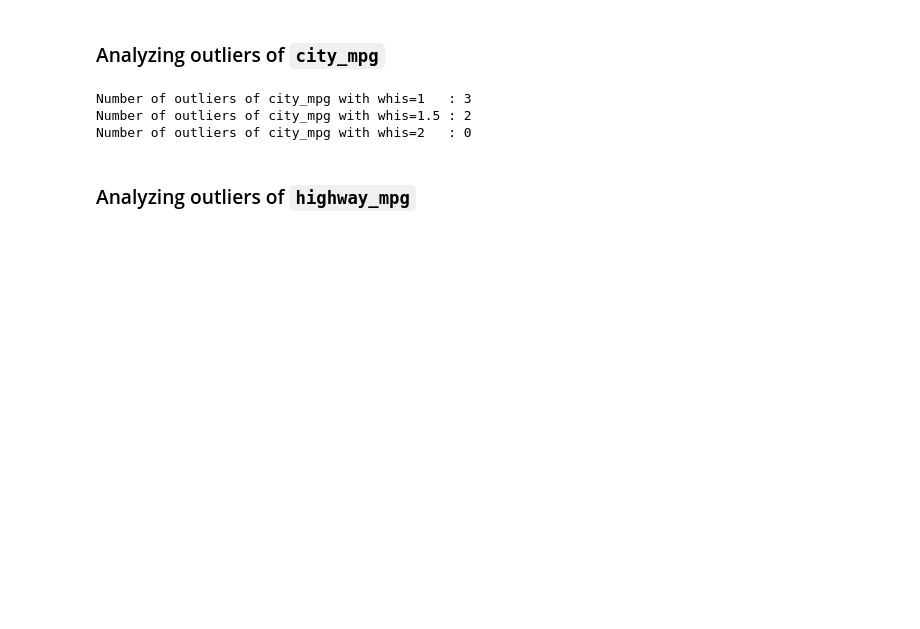
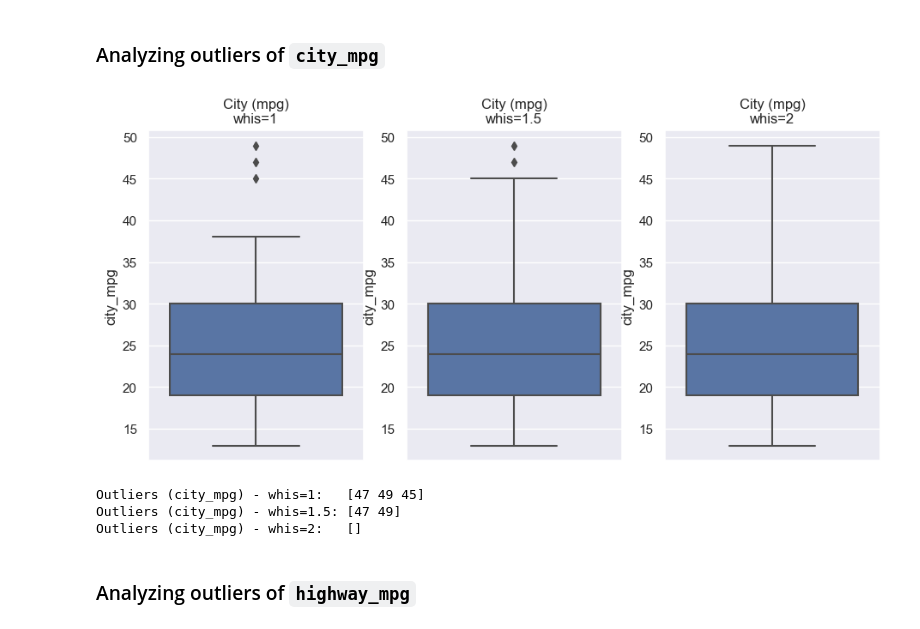
Before and after one commit to Goliath-Research/Data-pre-processing, a Jupyter notebook: Data-cleaning/04-outliers.ipynb, the cells around one changed output. Cells and saved outputs as stored; diff of their text form; code cells hidden in the pictures; blank space fills up the shorter version.

```diff
--- a/Data-cleaning/04-outliers.ipynb
+++ b/Data-cleaning/04-outliers.ipynb
@@ -120,29 +136,31 @@ Name: horsepower, dtype: float64
 # %% [markdown]
 ### Analyzing outliers of `city_mpg`
 # %%
-fig, (ax1, ax2, ax3) = plt.subplots(1, 3, figsize=(15,7))
+plt.figure(figsize=(11,5))
 
 plt.subplot(1,3,1)
-city_outl_1 = boxplot_outliers(df2.city_mpg, 1)
-ax1.set_title('whis=1')
+fig_c1, out_c1 = boxplot_outliers(df2.city_mpg, whis=1)
+plt.title('City (mpg)\nwhis=1')
 
 plt.subplot(1,3,2)
-city_outl_2 = boxplot_outliers(df2.city_mpg, 1.5)
-ax2.set_title('whis=1.5')
+fig_c2, out_c2 = boxplot_outliers(df2.city_mpg, whis=1.5)
+plt.title('City (mpg)\nwhis=1.5')
 
 plt.subplot(1,3,3)
-city_outl_3 = boxplot_outliers(df2.city_mpg, 2)
-ax3.set_title('whis=2')
+fig_c3, out_c3 = boxplot_outliers(df2.city_mpg, whis=2)
+plt.title('City (mpg)\nwhis=2')
 
-fig.suptitle('Boxplots of city_mpg', fontsize=20);
+plt.show()
+# %% [output]
+[figure, added]
 # %%
-print('Number of outliers of city_mpg with whis=1   :', len(city_outl_1))
-print('Number of outliers of city_mpg with whis=1.5 :', len(city_outl_2))
-print('Number of outliers of city_mpg with whis=2   :', len(city_outl_3))
+print('Outliers (city_mpg) - whis=1:  ', out_c1.values)
+print('Outliers (city_mpg) - whis=1.5:', out_c2.values)
+print('Outliers (city_mpg) - whis=2:  ', out_c3.values)
 # %% [output]
-Number of outliers of city_mpg with whis=1   : 3
-Number of outliers of city_mpg with whis=1.5 : 2
-Number of outliers of city_mpg with whis=2   : 0
+Outliers (city_mpg) - whis=1:   [47 49 45]
+Outliers (city_mpg) - whis=1.5: [47 49]
+Outliers (city_mpg) - whis=2:   []
 # %% [markdown]
 ### Analyzing outliers of `highway_mpg`
 # %%
```
Also changed, not shown: parts of 35 cells of this notebook.
